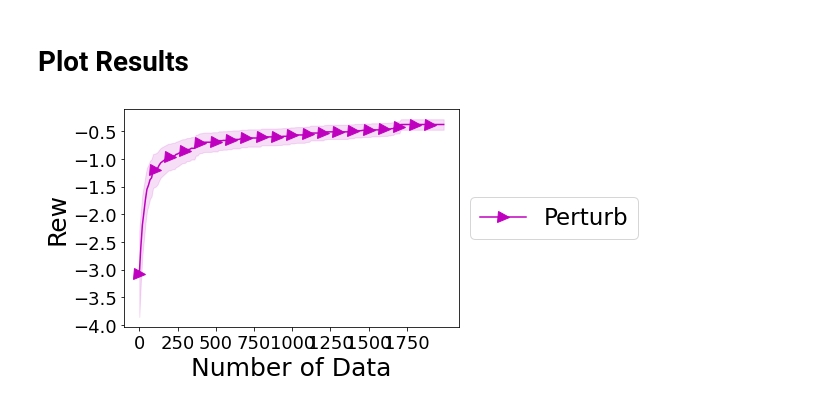
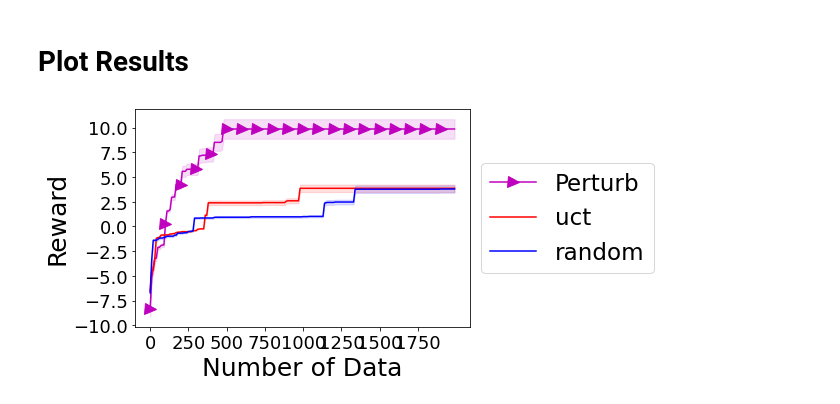
Before and after one commit to jdj2261/pytamp, a Jupyter notebook: results/benchmark1_result.ipynb, the cells around one changed output. Drawn from its saved outputs; the diff is of its cells as text; code cells hidden in the pictures.

```diff
--- a/results/benchmark1_result.ipynb
+++ b/results/benchmark1_result.ipynb
@@ -5,3 +5,10 @@ import numpy as np
 import matplotlib.pyplot as plt
 from pykin.utils import plot_utils as p_utils
 %matplotlib inline
+# %%
+def linearplot_with_confidence(x_list, error_list, label, marker="", color='r'):
+    mean_list = np.mean(error_list,axis=0)
+    std_list = np.mean(error_list,axis=0)
+    a = 0.25
+    plt.fill_between(x_list, mean_list-a*std_list,mean_list+a*std_list, alpha=0.13, color=color)
+    plt.plot(x_list,mean_list,label=label,marker=marker, ms=11, c=color, markevery=10)
@@ -7,0 +99,12 @@ from pykin.utils import plot_utils as p_utils
+# %%
+x_list = 10*np.arange(len(perturb_final_level_1_values[0][0]))
+linearplot_with_confidence(x_list, perturb_final_level_1_values[0], "Perturb", ">", "m")
+linearplot_with_confidence(x_list, uct_final_level_1_values[0], "uct","o", "r")
+linearplot_with_confidence(x_list, random_final_level_1_values[0], "random","^", "b")
+plt.xlabel("Number of Data",fontsize=25)
+plt.ylabel("Reward",fontsize=25)
+
+plt.xticks(x_list[::25],x_list[::25],fontsize=18)
+plt.yticks(fontsize=18)
+plt.legend(loc='center left', bbox_to_anchor=(1, 0.5), prop={'size' : 23})
+plt.show()
@@ -26,29 +136,29 @@ for seed in range(1, n_seeds+1):
 def linearplot_with_confidence(x_list, error_list, label, marker="", color='r'):
     mean_list = np.mean(error_list,axis=0)
     std_list = np.mean(error_list,axis=0)
-    a = 0.25
+    a = 0.1
     plt.fill_between(x_list, mean_list-a*std_list,mean_list+a*std_list, alpha=0.13, color=color)
     plt.plot(x_list,mean_list,label=label,marker=marker, ms=11, c=color, markevery=10)
 # %% [markdown]
 # Plot Results
 # %%
 
-test = []
-for i in range(5):
-    test.append(np.mean(final_level_1_values[i], axis=0))
+test = [[] for _ in range(len(algos))]
+for idx, algo in enumerate(algos):
+    for i in range(3):
+        test[idx].append(np.mean(final_level_1_values[idx][i], axis=0))
 
 # result = np.mean(test, axis=0)
-x_list = 10*np.arange(len(test[0]))
-linearplot_with_confidence(x_list, test, "Perturb", ">", "m")
+x_list = 10*np.arange(len(test[0][0]))
+linearplot_with_confidence(x_list, test[0], "Perturb", ">", "m")
+linearplot_with_confidence(x_list, test[1], "uct","", "r")
+linearplot_with_confidence(x_list, test[2], "random","", "b")
 plt.xlabel("Number of Data",fontsize=25)
 plt.ylabel("Reward",fontsize=25)
 
 plt.xticks(x_list[::25],x_list[::25],fontsize=18)
 plt.yticks(fontsize=18)
-# y_ticks,_=plt.yticks()
-# plt.yticks(y_ticks[::2], ["{:.2f}".format(tick) for tick in y_ticks[::2]],fontsize=18)
 plt.legend(loc='center left', bbox_to_anchor=(1, 0.5), prop={'size' : 23})
-# print(plt.yticks())
 plt.show()
 # %% [output]
-[figure, old version]
+[figure, new version]
```
Also changed, not shown: parts of 7 cells of this notebook, 4 other files.
